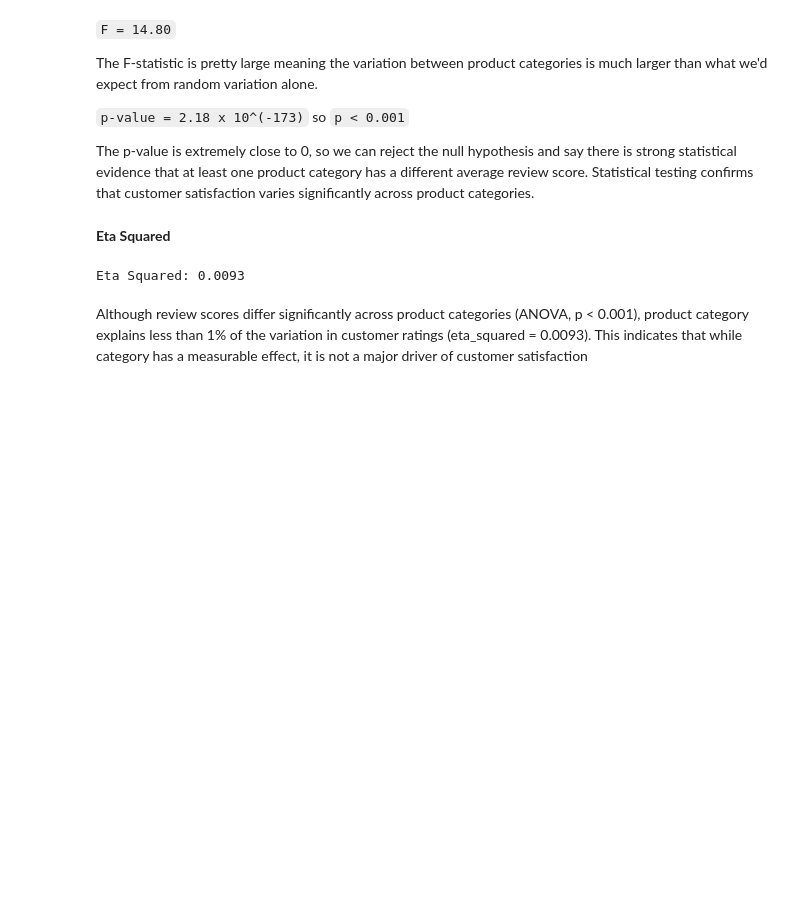
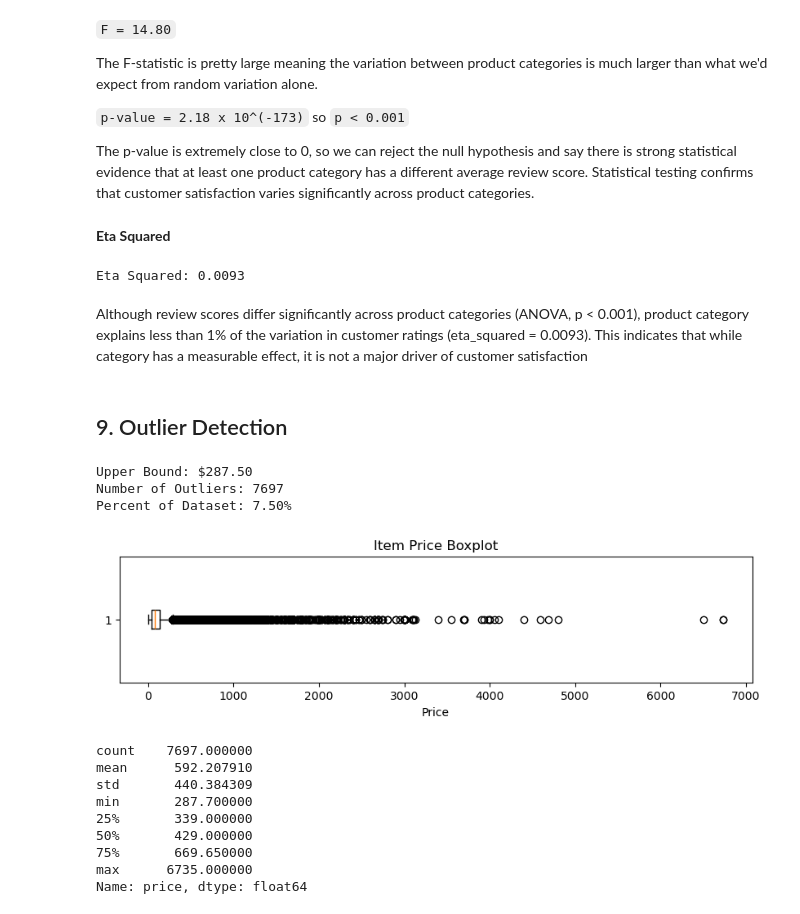
Before and after one commit to karenlywu/olist-power-bi-stats-analysis, a Jupyter notebook: notebooks/item_level_analysis.ipynb, the cells around one changed output. Saved outputs shown, nothing was run; the diff lists cells and outputs as text; code cells hidden in the pictures; blank space fills up the shorter version.

Commit message:
added outlier analysis

```diff
--- a/notebooks/item_level_analysis.ipynb
+++ b/notebooks/item_level_analysis.ipynb
@@ -770,3 +770,44 @@ print(f"Eta Squared: {eta_squared:.4f}")
 Eta Squared: 0.0093
 # %% [markdown]
 Although review scores differ significantly across product categories (ANOVA, p < 0.001), product category explains less than 1% of the variation in customer ratings (eta_squared = 0.0093). This indicates that while category has a measurable effect, it is not a major driver of customer satisfaction
+# %% [markdown]
+## 9. Outlier Detection
+# %%
+Q1 = df["price"].quantile(.25)
+Q3 = df["price"].quantile(.75)
+
+IQR = Q3 - Q1
+
+upper = Q3 + 1.5*IQR
+
+outliers = df[df["price"] > upper]
+
+print(f"Upper Bound: ${upper:.2f}")
+print(f"Number of Outliers: {len(outliers)}")
+print(f"Percent of Dataset: {len(outliers)/len(df)*100:.2f}%")
+
+plt.figure(figsize=(10,2))
+
+plt.boxplot(df["price"], vert=False)
+
+plt.title("Item Price Boxplot")
+
+plt.xlabel("Price")
+
+plt.show()
+
+print(outliers["price"].describe())
+# %% [output]
+Upper Bound: $287.50
+Number of Outliers: 7697
+Percent of Dataset: 7.50%
+[figure, added]
+count    7697.000000
+mean      592.207910
+std       440.384309
+min       287.700000
+25%       339.000000
+50%       429.000000
+75%       669.650000
+max      6735.000000
+Name: price, dtype: float64
```
Also changed, not shown: parts of 1 cell of this notebook, 1 other file.
